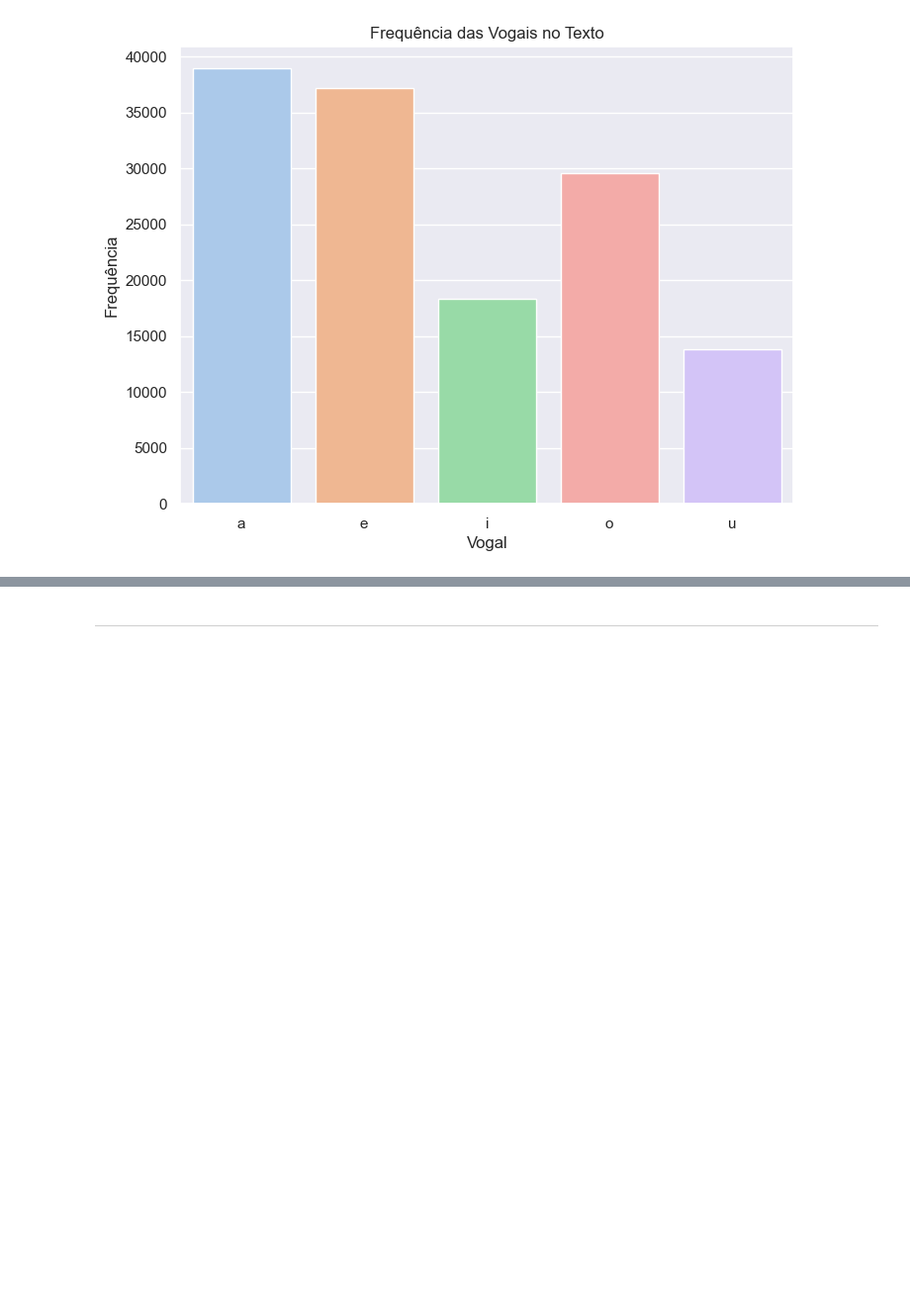
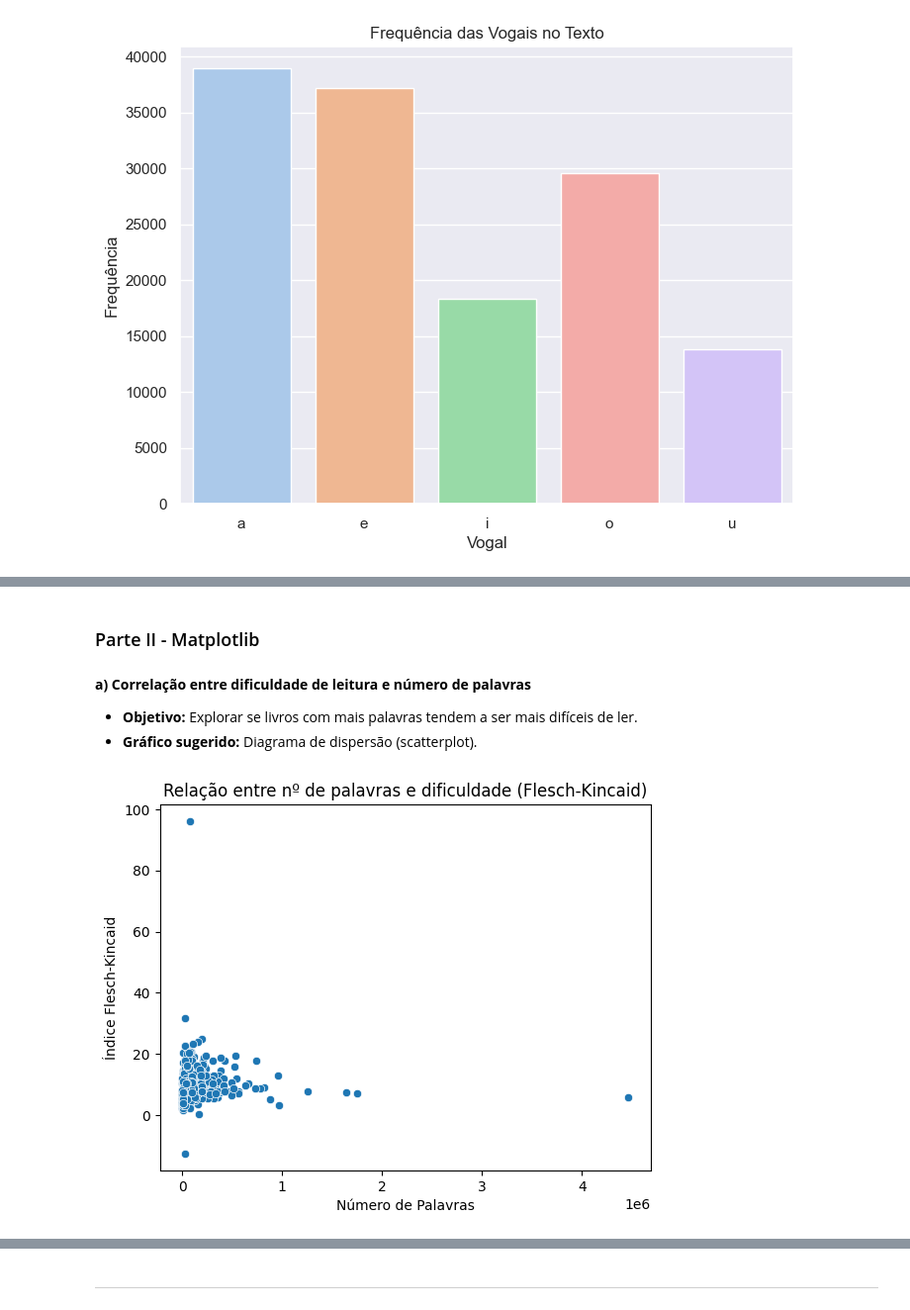
Before and after one commit to Vullkano/Filologia_Digital-Modulo_V, a Jupyter notebook: Session3/FL_Session3.ipynb, the cells around one changed output, grey strips where cells are left out. Shown at 99% size. Saved outputs shown, nothing was run; the diff lists cells and outputs as text; code cells hidden in the pictures; blank space fills up the shorter version.

```diff
--- a/Session3/FL_Session3.ipynb
+++ b/Session3/FL_Session3.ipynb
@@ -1308,0 +1458,3 @@ Passing `palette` without assigning `hue` is deprecated and will be removed in v
+# %%
+df['autor_idade_pub'] = df['bibliography.publication.year'] - df['bibliography.author.birth']
+df['autor_idade_pub']
@@ -1308,0 +1477,4 @@ Passing `palette` without assigning `hue` is deprecated and will be removed in v
+# %%
+media_ano = df['bibliography.publication.year'].mean()
+df.fillna({'bibliography.publication.year': media_ano}, inplace=True)
+df['bibliography.publication.year'].isna().sum()  # Verificar se ainda há valores nulos
@@ -1308,0 +1486,3 @@ Passing `palette` without assigning `hue` is deprecated and will be removed in v
+# %%
+df['media_letras_frase'] = df['metrics.statistics.characters'] / df['metrics.statistics.sentences']
+df['media_letras_frase']
@@ -1308,0 +1505,3 @@ Passing `palette` without assigning `hue` is deprecated and will be removed in v
+# %%
+df['seculo'] = (df['bibliography.publication.year'] // 100 + 1).astype('Int64')
+df['seculo'].value_counts().sort_index()
@@ -1308,0 +1518,21 @@ Passing `palette` without assigning `hue` is deprecated and will be removed in v
+# %% [markdown]
+### Parte II - Matplotlib
+# %% [markdown]
+**a) Correlação entre dificuldade de leitura e número de palavras**
+- **Objetivo:** Explorar se livros com mais palavras tendem a ser mais difíceis de ler.
+- **Gráfico sugerido:** Diagrama de dispersão (scatterplot).
+# %%
+import seaborn as sns
+import matplotlib.pyplot as plt
+
+sns.scatterplot(
+    data=df,
+    x='metrics.statistics.words',
+    y='metrics.difficulty.flesch kincaid grade'
+)
+plt.title("Relação entre nº de palavras e dificuldade (Flesch-Kincaid)")
+plt.xlabel("Número de Palavras")
+plt.ylabel("Índice Flesch-Kincaid")
+plt.show()
+# %% [output]
+[figure, added]
```
Also changed, not shown: parts of 32 cells of this notebook.
